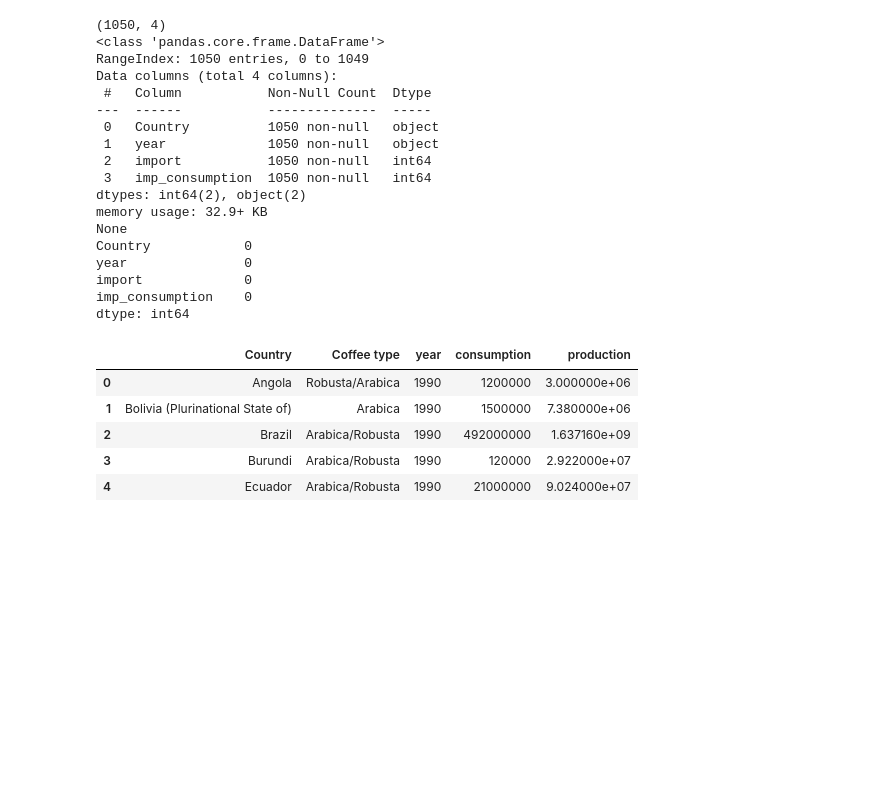
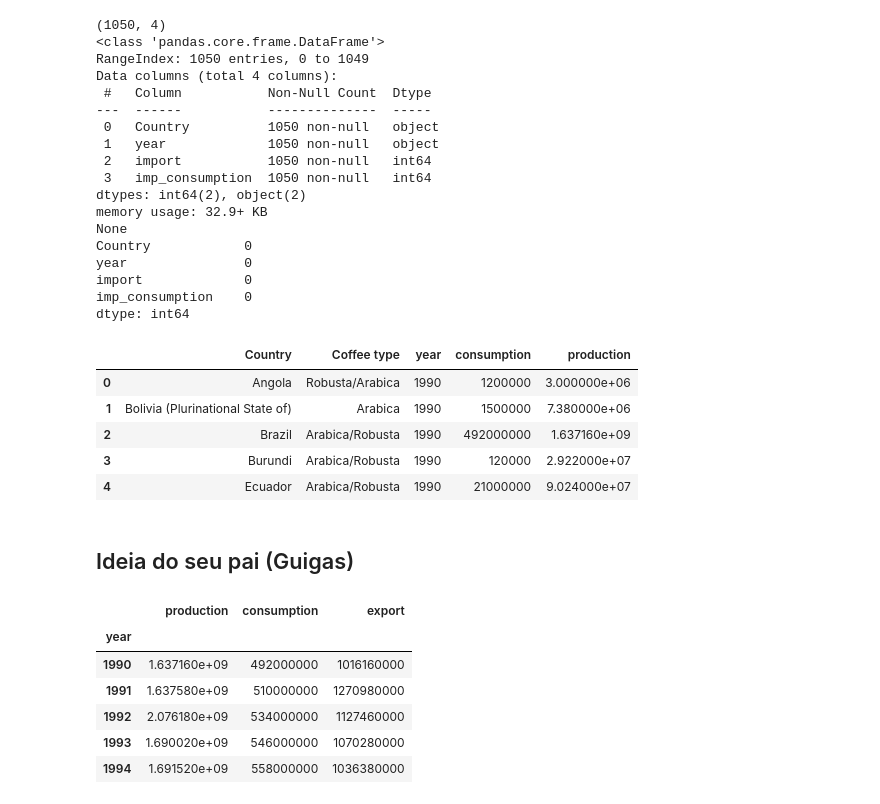
Before and after one commit to fea-dev-usp/Dia-Nacional-do-Cafe, a Jupyter notebook: coffee/app.ipynb, the cells around one changed output. Saved outputs shown, nothing was run; the diff lists cells and outputs as text; code cells hidden in the pictures; blank space fills up the shorter version.

Commit message:
Ideia do Guigas

```diff
--- a/coffee/app.ipynb
+++ b/coffee/app.ipynb
@@ -161,3 +163,18 @@ dtype: int64
 | 2 | Brazil | Arabica/Robusta | 1990 | 492000000 | 1.637160e+09 |
 | 3 | Burundi | Arabica/Robusta | 1990 | 120000 | 2.922000e+07 |
 | 4 | Ecuador | Arabica/Robusta | 1990 | 21000000 | 9.024000e+07 |
+# %% [markdown]
+## Ideia do seu pai (Guigas)
+# %%
+df = pd.concat([coffee_production[coffee_production['Country'] == 'Brazil']['production'], coffee_dom_cons[coffee_dom_cons['Country'] == 'Brazil'][['year', 'consumption']], coffee_export[coffee_export['Country'] == 'Brazil']['export']], axis=1).set_index('year')
+
+df = df.iloc[:-1]
+df.head()
+# %% [output]
+|  | production | consumption | export |
+| year |  |  |  |
+| 1990 | 1.637160e+09 | 492000000 | 1016160000 |
+| 1991 | 1.637580e+09 | 510000000 | 1270980000 |
+| 1992 | 2.076180e+09 | 534000000 | 1127460000 |
+| 1993 | 1.690020e+09 | 546000000 | 1070280000 |
+| 1994 | 1.691520e+09 | 558000000 | 1036380000 |
```
Also changed, not shown: parts of 3 cells of this notebook.
